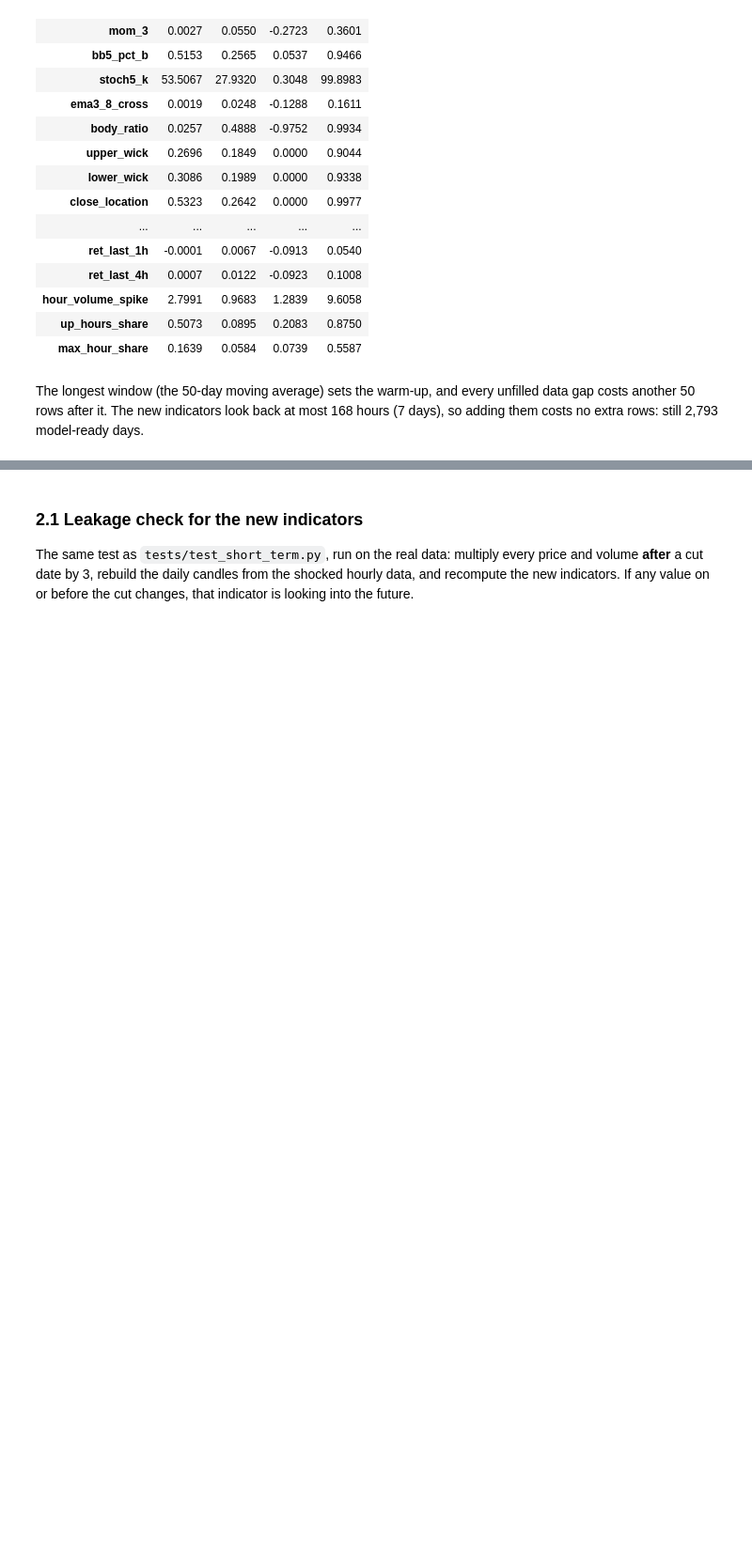
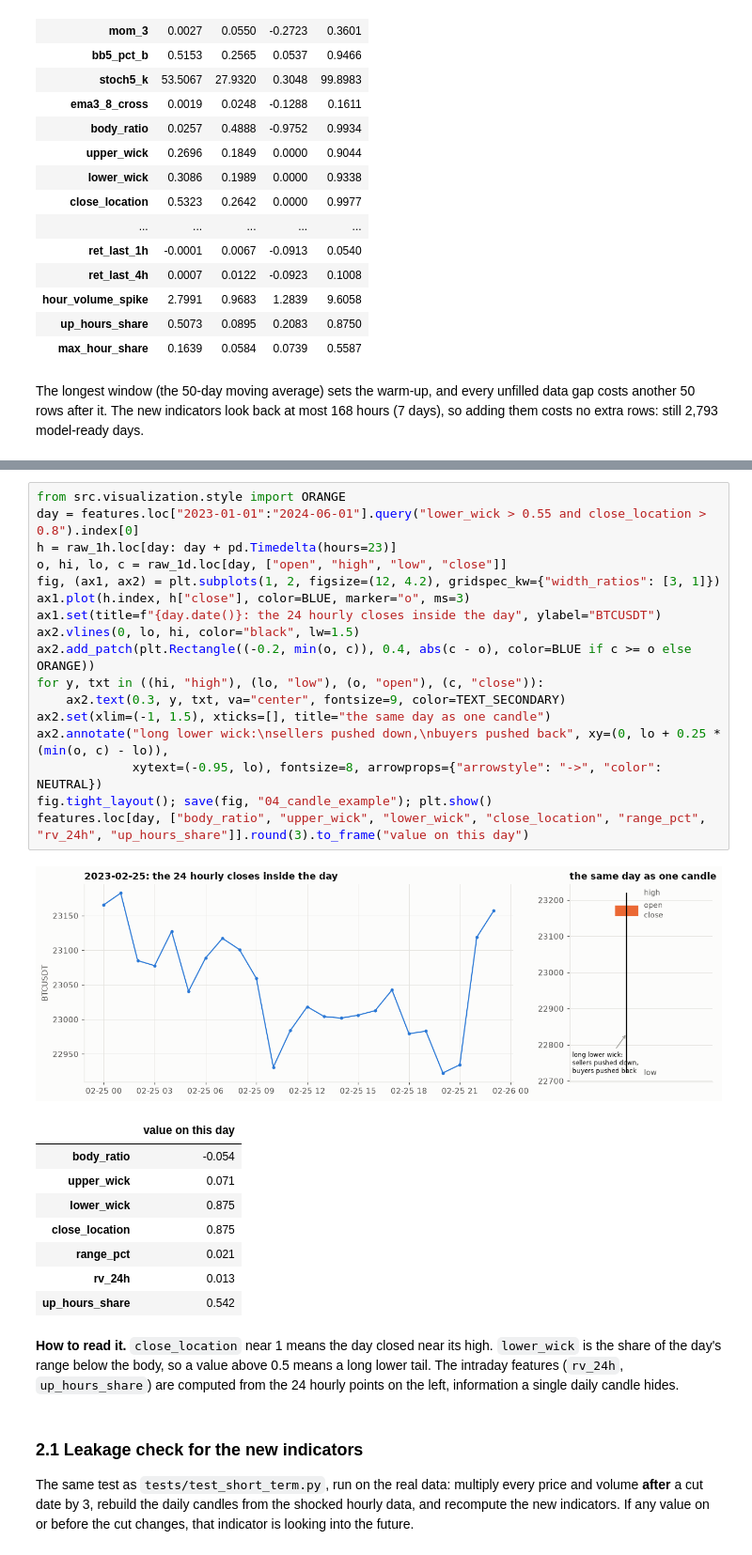
Before and after one commit to Gaston202/BitcoinPricePrediction, a Jupyter notebook: notebooks/04_feature_engineering.ipynb, the cells around one changed output, grey strips where cells are left out. Shown at 94% size. Drawn from its saved outputs; the diff is of its cells as text; blank space fills up the shorter version.

```diff
--- a/notebooks/04_feature_engineering.ipynb
+++ b/notebooks/04_feature_engineering.ipynb
@@ -117,3 +165,34 @@ extra rows: still 2,793 model-ready days.
+# %%
+from src.visualization.style import ORANGE
+day = features.loc["2023-01-01":"2024-06-01"].query("lower_wick > 0.55 and close_location > 0.8").index[0]
+h = raw_1h.loc[day: day + pd.Timedelta(hours=23)]
+o, hi, lo, c = raw_1d.loc[day, ["open", "high", "low", "close"]]
+fig, (ax1, ax2) = plt.subplots(1, 2, figsize=(12, 4.2), gridspec_kw={"width_ratios": [3, 1]})
+ax1.plot(h.index, h["close"], color=BLUE, marker="o", ms=3)
+ax1.set(title=f"{day.date()}: the 24 hourly closes inside the day", ylabel="BTCUSDT")
+ax2.vlines(0, lo, hi, color="black", lw=1.5)
+ax2.add_patch(plt.Rectangle((-0.2, min(o, c)), 0.4, abs(c - o), color=BLUE if c >= o else ORANGE))
+for y, txt in ((hi, "high"), (lo, "low"), (o, "open"), (c, "close")):
+    ax2.text(0.3, y, txt, va="center", fontsize=9, color=TEXT_SECONDARY)
+ax2.set(xlim=(-1, 1.5), xticks=[], title="the same day as one candle")
+ax2.annotate("long lower wick:\nsellers pushed down,\nbuyers pushed back", xy=(0, lo + 0.25 * (min(o, c) - lo)),
+             xytext=(-0.95, lo), fontsize=8, arrowprops={"arrowstyle": "->", "color": NEUTRAL})
+fig.tight_layout(); save(fig, "04_candle_example"); plt.show()
+features.loc[day, ["body_ratio", "upper_wick", "lower_wick", "close_location", "range_pct", "rv_24h", "up_hours_share"]].round(3).to_frame("value on this day")
+# %% [output]
+[figure, added]
+|  | value on this day |
+| body_ratio | -0.054 |
+| upper_wick | 0.071 |
+| lower_wick | 0.875 |
+| close_location | 0.875 |
+| range_pct | 0.021 |
+| rv_24h | 0.013 |
+| up_hours_share | 0.542 |
+# %% [markdown]
+**How to read it.** `close_location` near 1 means the day closed near its high. `lower_wick` is the share of the
+day's range below the body, so a value above 0.5 means a long lower tail. The intraday features (`rv_24h`,
+`up_hours_share`) are computed from the 24 hourly points on the left, information a single daily candle hides.
 # %% [markdown]
 ### 2.1 Leakage check for the new indicators
 
```
Also changed, not shown: parts of 15 cells of this notebook, 17 other files.
